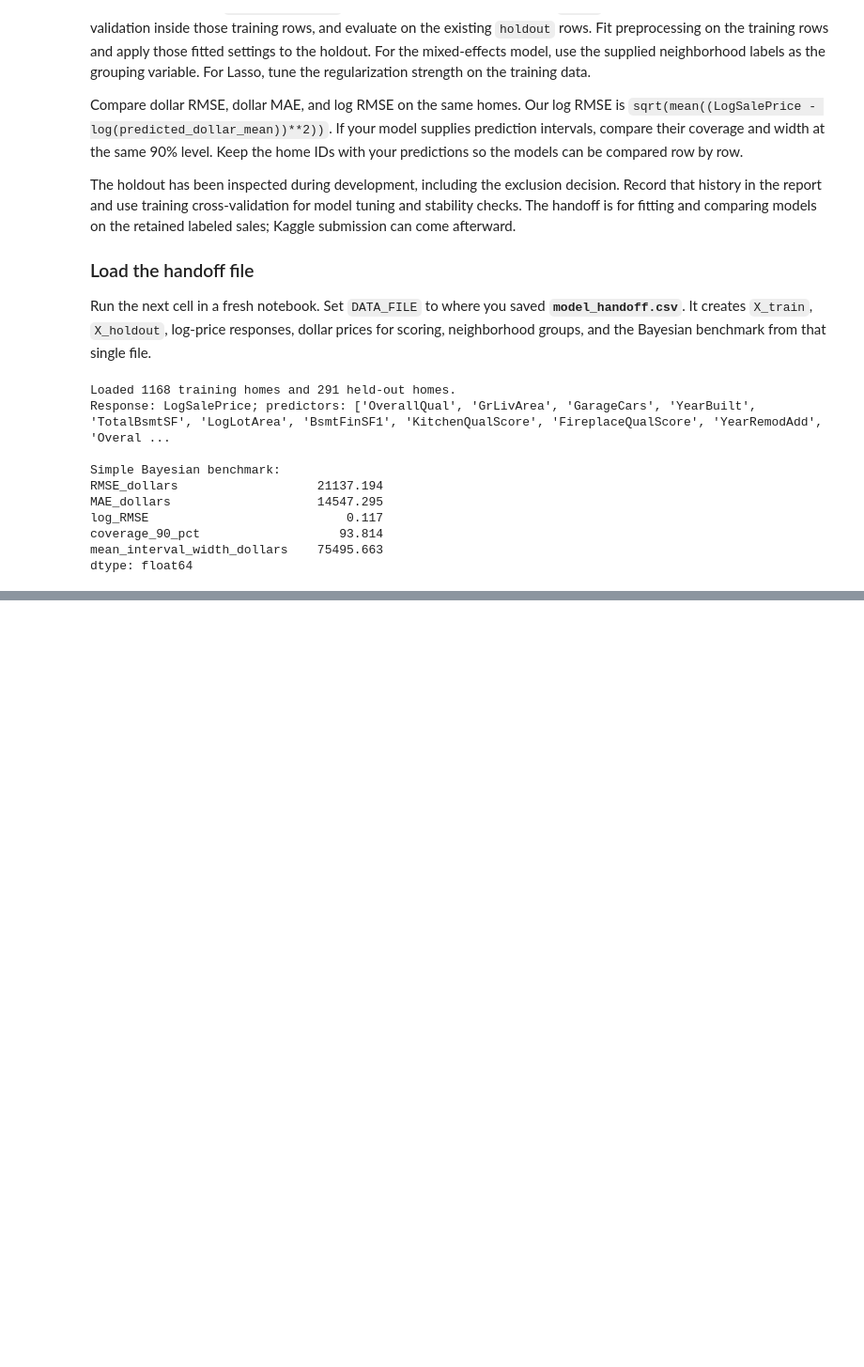
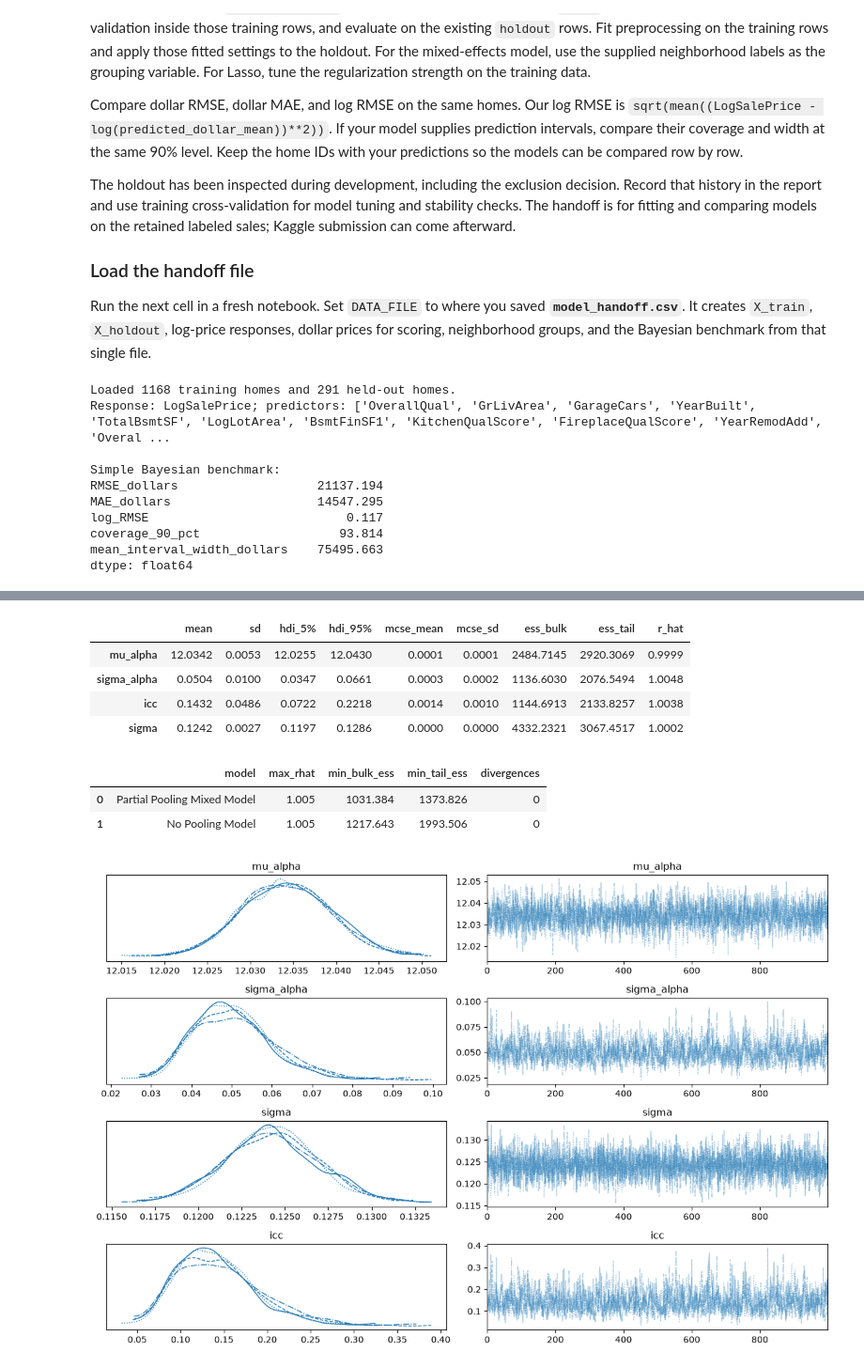
Before and after one commit to Siefeldin-Sobih/Kaggle-Housing-Prediction-dataset, a Jupyter notebook: 6810_projet.ipynb, the cells around one changed output, grey strips where cells are left out. Shown at 94% size. Cells and saved outputs as stored; diff of their text form; code cells hidden in the pictures; blank space fills up the shorter version.

Commit message:
Finished Mixed effects modeling for no pooling and partial pooling. did diagnostics and all that

```diff
--- a/6810_projet.ipynb
+++ b/6810_projet.ipynb
@@ -1673,7 +1589,7 @@ import numpy as np
 import pandas as pd
 
 # Set this to where you saved the one handoff file.
-DATA_FILE = Path('/home/sa/Desktop/other projects/6810/data/model_handoff.csv')
+DATA_FILE = Path('/Users/abdirahmanali/Fall 2026/Bayesian/Kaggle-Housing-Prediction-dataset/data/model_handoff.csv')
 data = pd.read_csv(DATA_FILE, keep_default_na=False, na_values=['NA', ''])
 
 FEATURE_COLUMNS = [
@@ -1723,0 +1644,9 @@ dtype: float64
+# %%
+neighborhoods, nbhd_train_idx = np.unique(groups_train, return_inverse=True)
+nbhd_map = {name: i for i, name in enumerate(neighborhoods)}
+nbhd_hold_idx = groups_holdout.map(nbhd_map).fillna(-1).to_numpy(dtype=int)
+
+print(f"Features ready: {len(final_feature_names)}")
+print(f"Neighborhood groups: {len(neighborhoods)}")
+
+assert (nbhd_hold_idx >= 0).all(), "Unseen neighborhood found in holdout set."
@@ -1723,0 +1729,38 @@ dtype: float64
+# %%
+def get_mcmc_diagnostics(name, idata):
+    return {
+        'model': name,
+        'max_rhat': float(az.rhat(idata).to_array().max()),
+        'min_bulk_ess': float(az.ess(idata, method='bulk').to_array().min()),
+        'min_tail_ess': float(az.ess(idata, method='tail').to_array().min()),
+        'divergences': int(idata.sample_stats['diverging'].sum())
+    }
+
+mixed_summary = az.summary(
+    mixed_fit, var_names=['mu_alpha', 'sigma_alpha', 'icc', 'sigma'],
+    hdi_prob=0.90, round_to=4
+)
+display(mixed_summary)
+mixed_summary.to_csv(results_path / 'mixed_effects_parameter_summary.csv')
+
+all_diagnostics = pd.DataFrame([
+    get_mcmc_diagnostics('Partial Pooling Mixed Model', mixed_fit),
+    get_mcmc_diagnostics('No Pooling Model', nopool_fit)
+])
+display(all_diagnostics.round(3))
+all_diagnostics.to_csv(results_path / 'mixed_effects_diagnostics.csv', index=False)
+
+az.plot_trace(mixed_fit, var_names=['mu_alpha', 'sigma_alpha', 'sigma', 'icc'])
+plt.tight_layout()
+plt.savefig(results_path / 'mixed_effects_trace.png', dpi=140)
+plt.show()
+# %% [output]
+|  | mean | sd | hdi_5% | hdi_95% | mcse_mean | mcse_sd | ess_bulk | ess_tail | r_hat |
+| mu_alpha | 12.0342 | 0.0053 | 12.0255 | 12.0430 | 0.0001 | 0.0001 | 2484.7145 | 2920.3069 | 0.9999 |
+| sigma_alpha | 0.0504 | 0.0100 | 0.0347 | 0.0661 | 0.0003 | 0.0002 | 1136.6030 | 2076.5494 | 1.0048 |
+| icc | 0.1432 | 0.0486 | 0.0722 | 0.2218 | 0.0014 | 0.0010 | 1144.6913 | 2133.8257 | 1.0038 |
+| sigma | 0.1242 | 0.0027 | 0.1197 | 0.1286 | 0.0000 | 0.0000 | 4332.2321 | 3067.4517 | 1.0002 |
+|  | model | max_rhat | min_bulk_ess | min_tail_ess | divergences |
+| 0 | Partial Pooling Mixed Model | 1.005 | 1031.384 | 1373.826 | 0 |
+| 1 | No Pooling Model | 1.005 | 1217.643 | 1993.506 | 0 |
+[figure, added]
```
Also changed, not shown: parts of 34 cells of this notebook, 7 other files.
